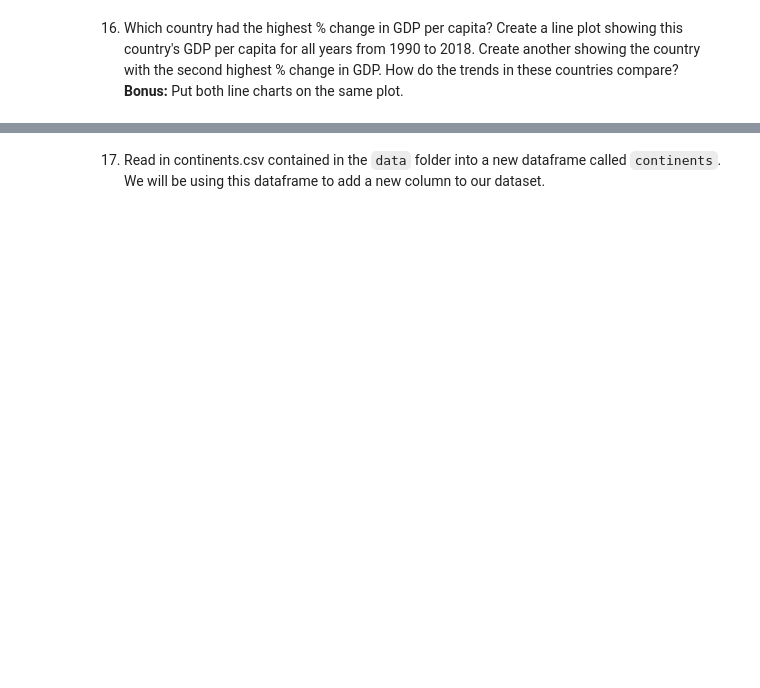
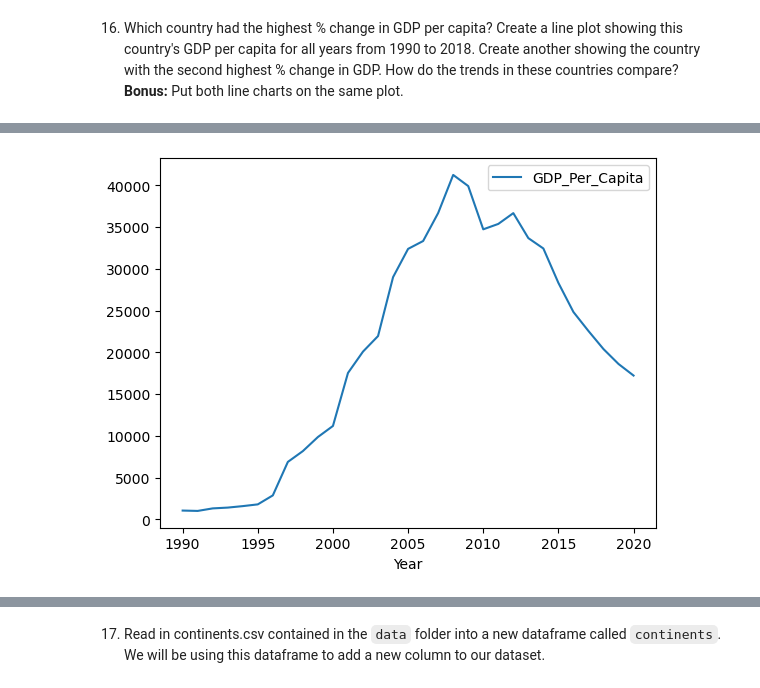
Before and after one commit to nss-data-science-cohort-7/un-exploration-brigancer, a Jupyter notebook: notebooks/UN_Data_Exploration.ipynb, the cells around one changed output, grey strips where cells are left out. Cells and saved outputs as stored; diff of their text form; code cells hidden in the pictures; blank space fills up the shorter version.

```diff
--- a/notebooks/UN_Data_Exploration.ipynb
+++ b/notebooks/UN_Data_Exploration.ipynb
@@ -288,0 +320,3 @@ KeyError: "None of [Float64Index([ 19.88797306622864,  47.04951487942708,  175.8
+# %%
+gdp_EQG = gdp_df.loc[gdp_df["Country"]=="Equatorial Guinea"]
+gdp_EQG.head()
@@ -288,0 +340,5 @@ KeyError: "None of [Float64Index([ 19.88797306622864,  47.04951487942708,  175.8
+# %%
+gdp_EQG.plot(x = "Year",
+            y="GDP_Per_Capita");
+# %% [output]
+[figure, added]
```
Also changed, not shown: parts of 9 cells of this notebook.
